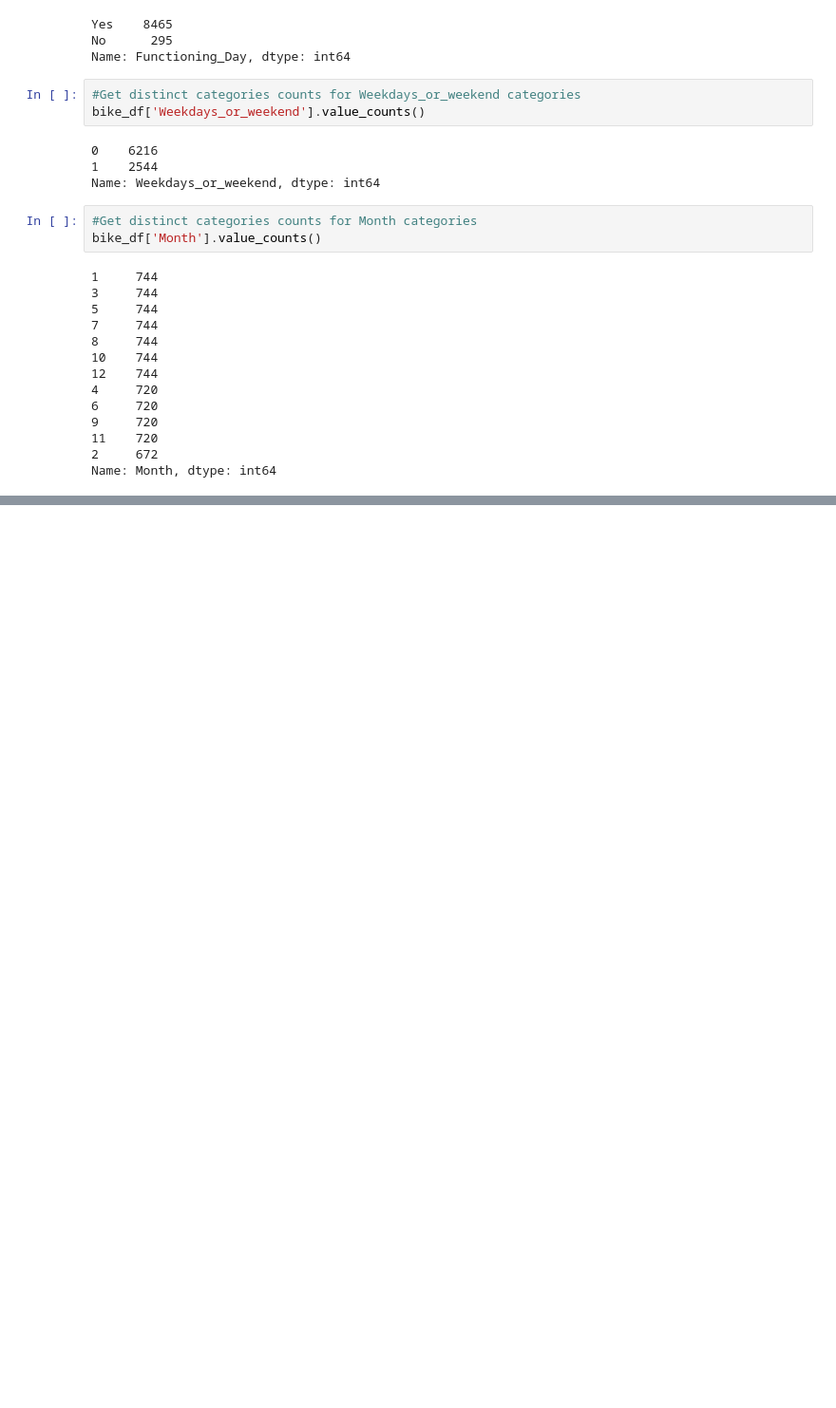
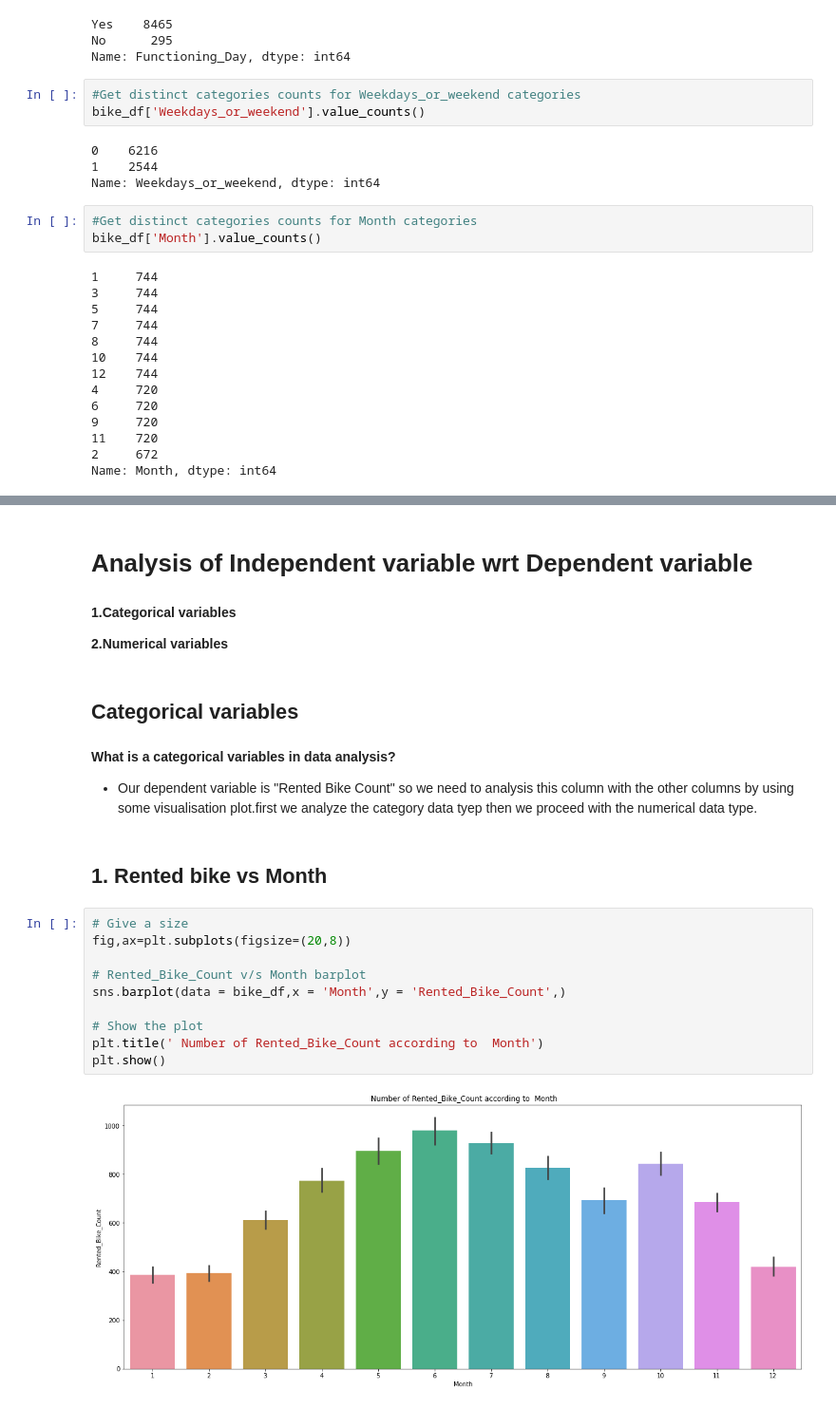
Before and after one commit to kuresh02/Bike-Sharing-Demand-Prediction---Capstone-Project, a Jupyter notebook: Capstone_Project__Sharing_Demand_Prediction.ipynb, the cells around one changed output, grey strips where cells are left out. Shown at 95% size. Saved outputs shown, nothing was run; the diff lists cells and outputs as text; blank space fills up the shorter version.

```diff
--- a/Capstone_Project__Sharing_Demand_Prediction.ipynb
+++ b/Capstone_Project__Sharing_Demand_Prediction.ipynb
@@ -275,0 +319,26 @@ bike_df.isnull().sum()
+# %% [markdown]
+# **Analysis of Independent variable wrt Dependent variable**
+# %% [markdown]
+
+**1.Categorical variables**
+
+**2.Numerical variables**
+# %% [markdown]
+## **Categorical variables**
+# %% [markdown]
+**What is a categorical variables in data analysis?**
+* Our dependent variable is "Rented Bike Count" so we need to analysis this column with the other columns by using some visualisation plot.first we analyze the category data tyep then we proceed with the numerical data type.
+# %% [markdown]
+## **1. Rented bike vs Month**
+# %%
+# Give a size
+fig,ax=plt.subplots(figsize=(20,8))
+
+# Rented_Bike_Count v/s Month barplot
+sns.barplot(data = bike_df,x = 'Month',y = 'Rented_Bike_Count',)
+
+# Show the plot
+plt.title(' Number of Rented_Bike_Count according to  Month')
+plt.show()
+# %% [output]
+[figure, added]
```
Also changed, not shown: parts of 19 cells of this notebook.
